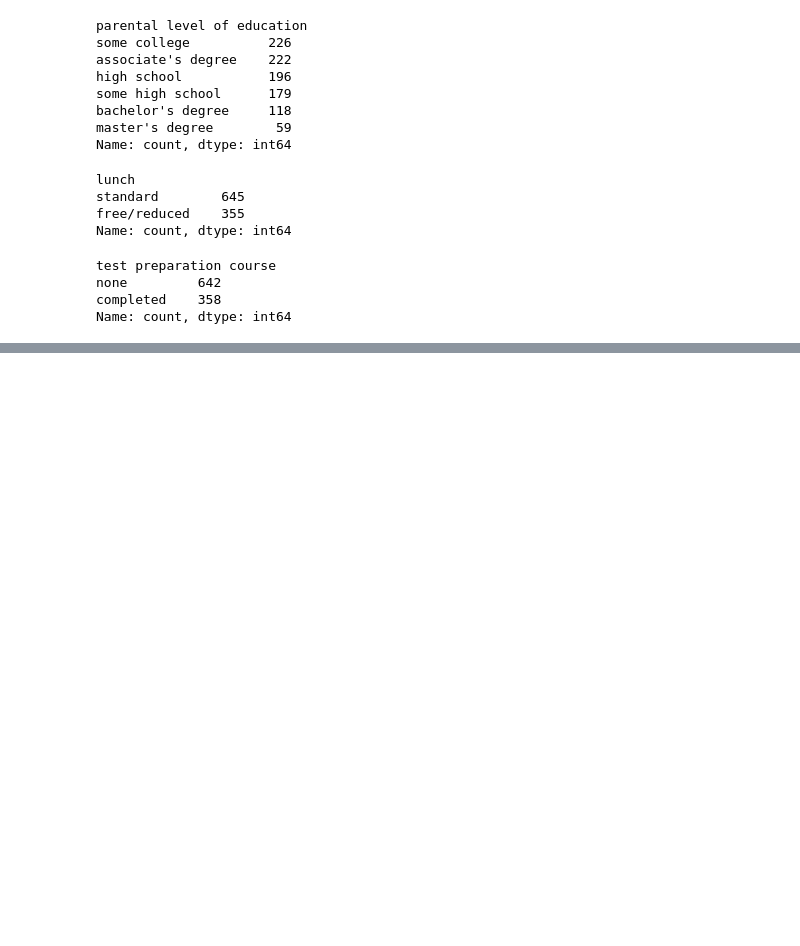
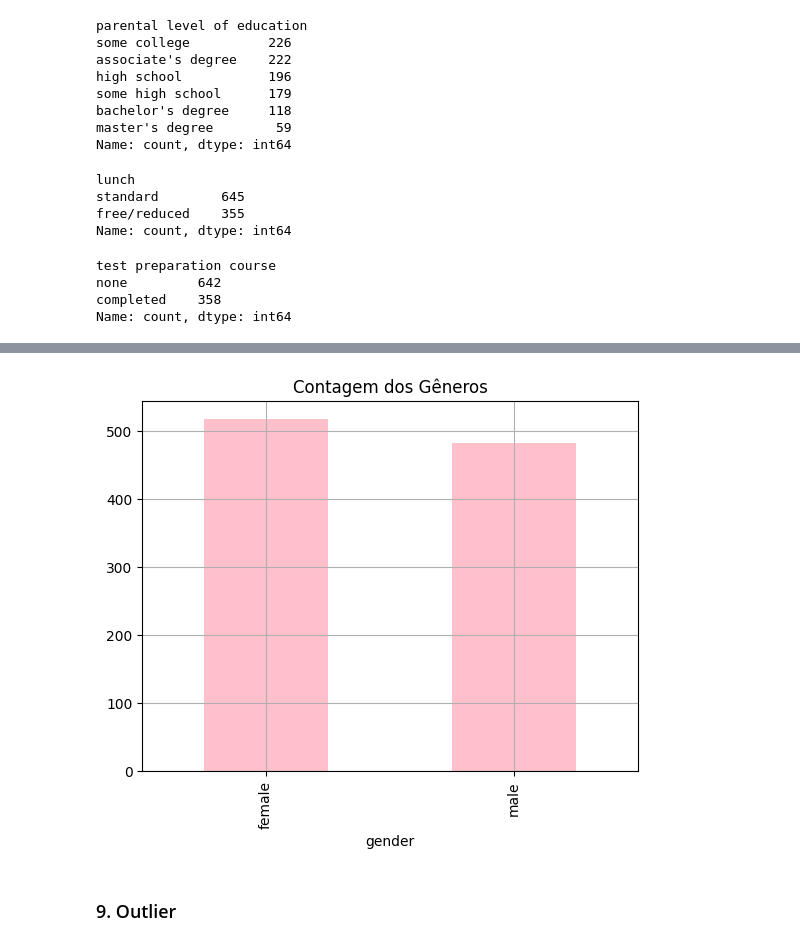
Before and after one commit to KARINAgoncalvesSOARES/kmens, a Jupyter notebook: 2_StudentsPerformance/Students_Performance.ipynb, the cells around one changed output, grey strips where cells are left out. Cells and saved outputs as stored; diff of their text form; code cells hidden in the pictures; blank space fills up the shorter version.

```diff
--- a/2_StudentsPerformance/Students_Performance.ipynb
+++ b/2_StudentsPerformance/Students_Performance.ipynb
@@ -144,0 +192,9 @@ Name: count, dtype: int64
+# %%
+df['gender'].value_counts().plot(kind='bar', color='pink',)
+plt.title('Contagem dos Gêneros')
+plt.grid(True)
+# %% [output]
+[figure, added]
+# %% [markdown]
+
+### 9. Outlier
```
Also changed, not shown: parts of 19 cells of this notebook.
